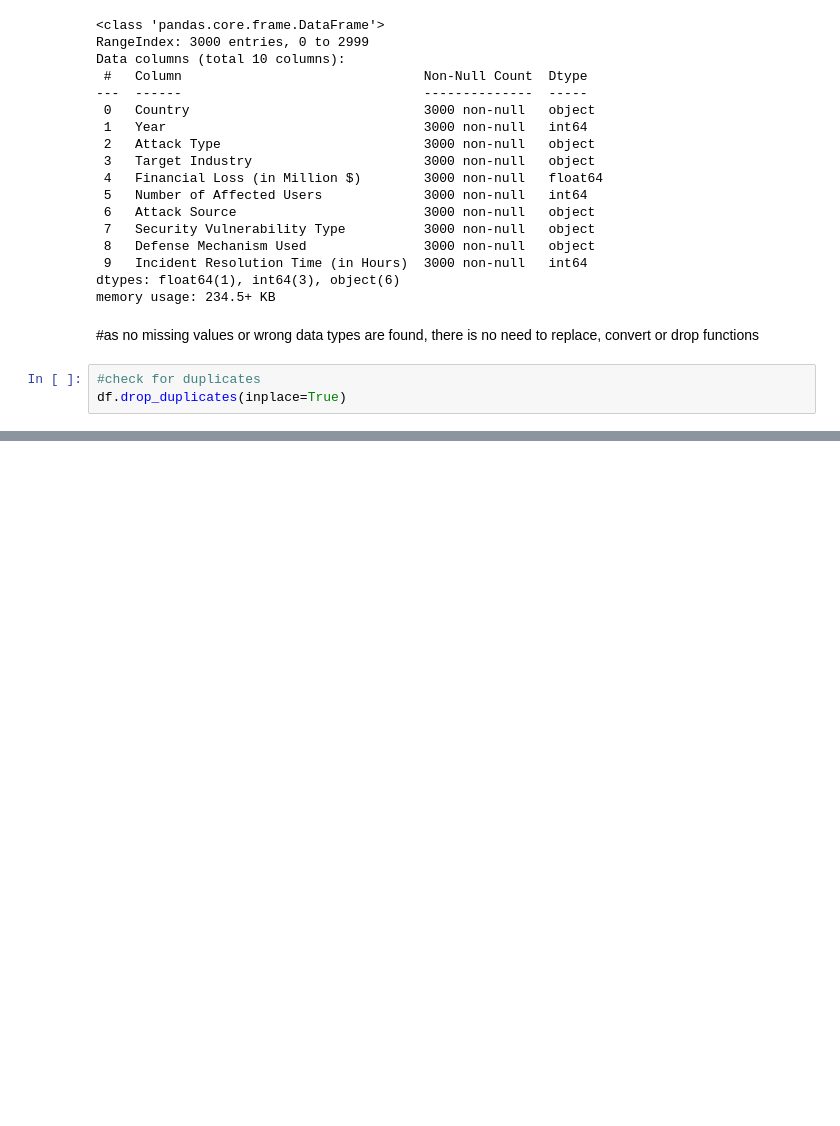
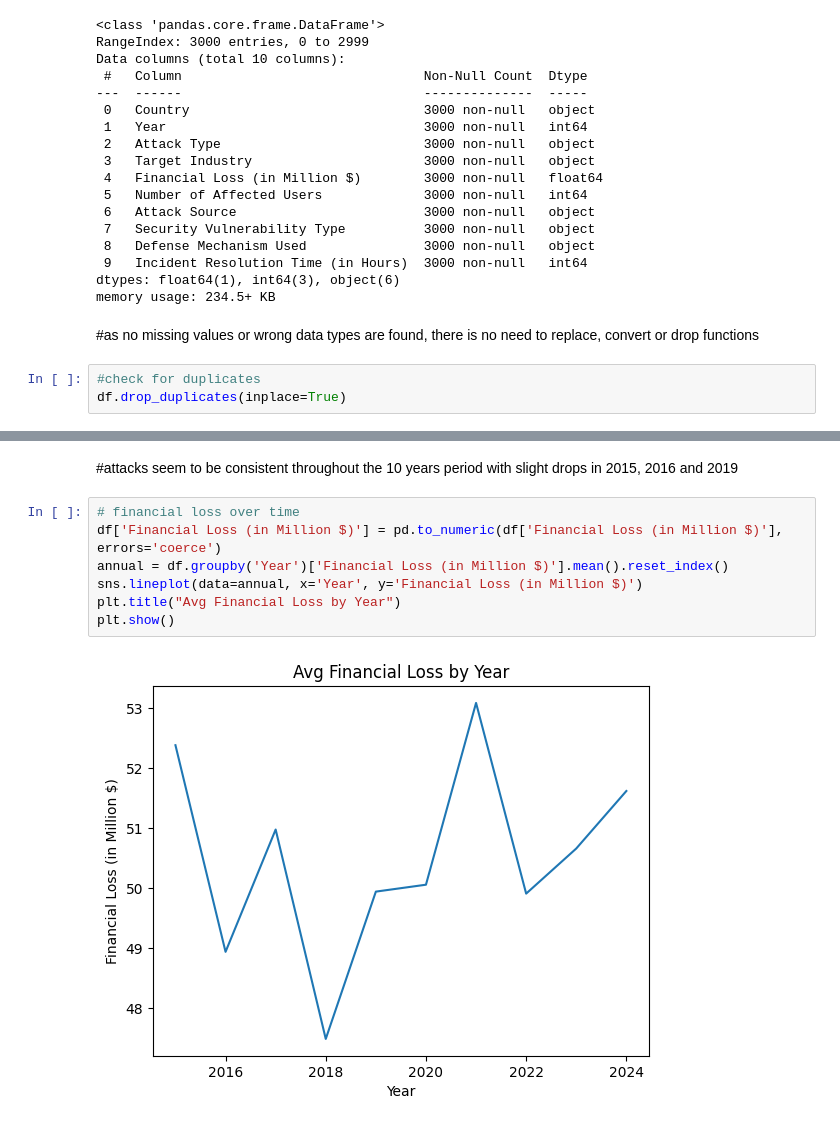
Before and after one commit to LixPix/Global-Cybersecurity-Threats-and-Trends, a Jupyter notebook: jupyter_notebooks/global_cyberthreats_ETL.ipynb, the cells around one changed output, grey strips where cells are left out. Drawn from its saved outputs; the diff is of its cells as text; blank space fills up the shorter version.

```diff
--- a/jupyter_notebooks/global_cyberthreats_ETL.ipynb
+++ b/jupyter_notebooks/global_cyberthreats_ETL.ipynb
@@ -61,0 +103,11 @@ df.drop_duplicates(inplace=True)
+# %% [markdown]
+#attacks seem to be consistent throughout the 10 years period with slight drops in 2015, 2016 and 2019
+# %%
+# financial loss over time
+df['Financial Loss (in Million $)'] = pd.to_numeric(df['Financial Loss (in Million $)'], errors='coerce')
+annual = df.groupby('Year')['Financial Loss (in Million $)'].mean().reset_index()
+sns.lineplot(data=annual, x='Year', y='Financial Loss (in Million $)')
+plt.title("Avg Financial Loss by Year")
+plt.show()
+# %% [output]
+[figure, added]
```
Also changed, not shown: parts of 15 cells of this notebook.
